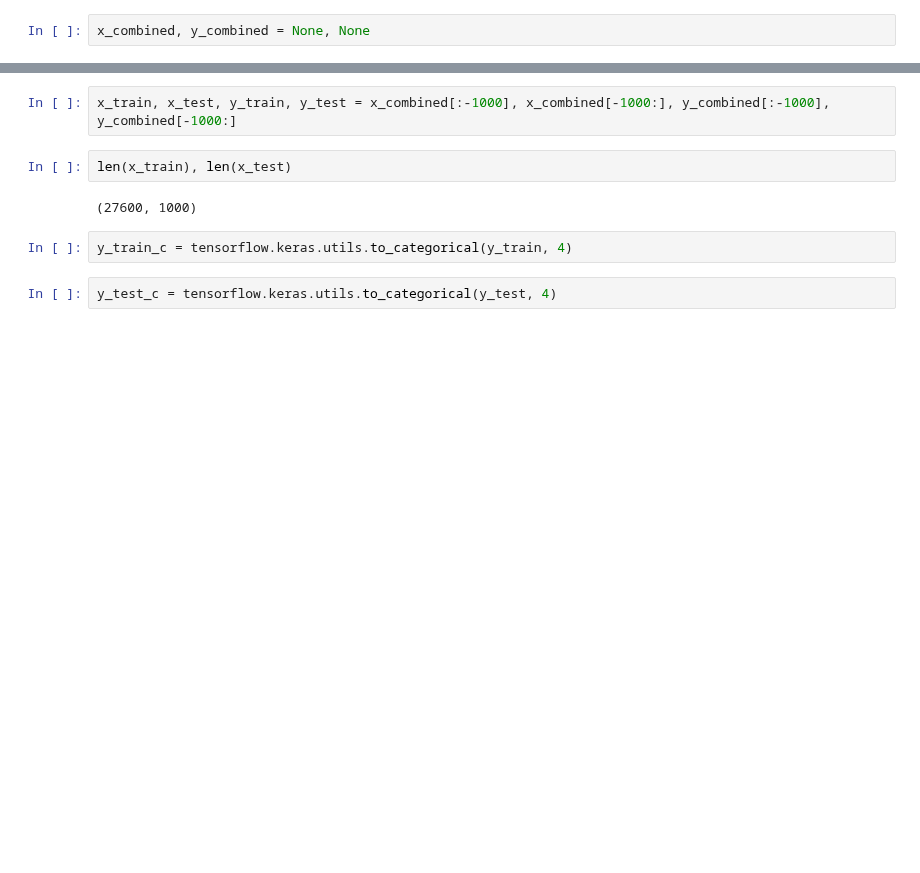
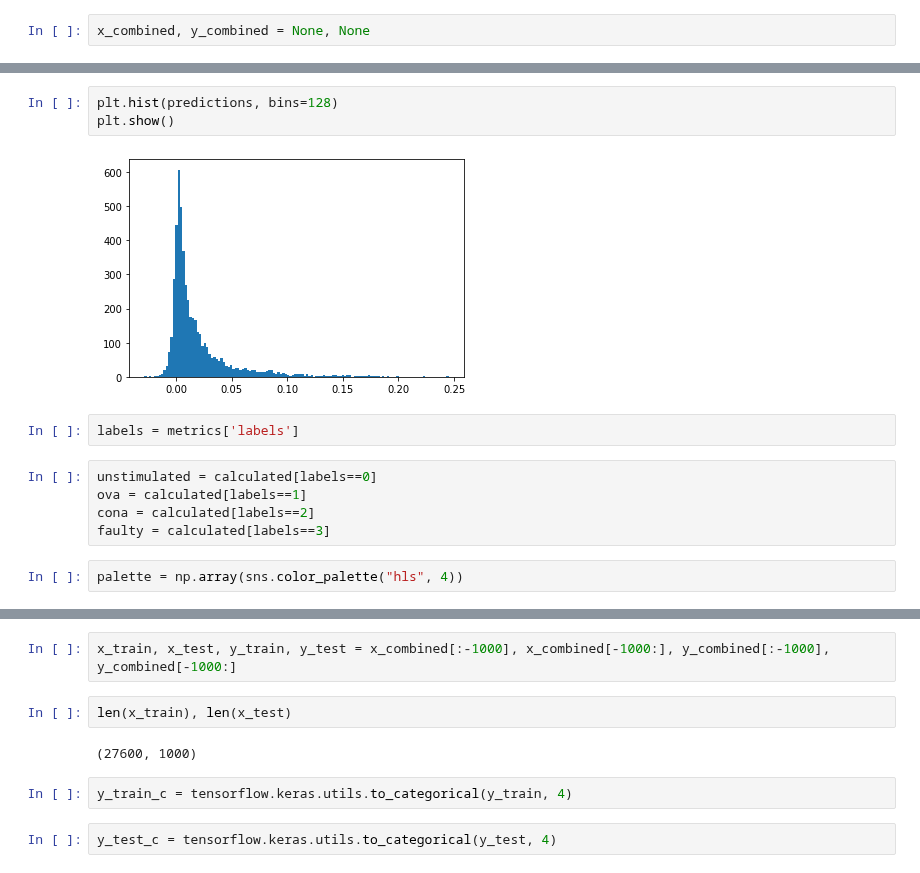
Before and after one commit to leonore/deep-learning-for-immune-cells, a Jupyter notebook: src/cell_classifier.ipynb, the cells around one changed output, grey strips where cells are left out. Saved outputs shown, nothing was run; the diff lists cells and outputs as text; blank space fills up the shorter version.

```diff
--- a/src/cell_classifier.ipynb
+++ b/src/cell_classifier.ipynb
@@ -292,0 +368,14 @@ plot_range(x_combined, rn=5739)
+# %%
+plt.hist(predictions, bins=128)
+plt.show()
+# %% [output]
+[figure, added]
+# %%
+labels = metrics['labels']
+# %%
+unstimulated = calculated[labels==0]
+ova = calculated[labels==1]
+cona = calculated[labels==2]
+faulty = calculated[labels==3]
+# %%
+palette = np.array(sns.color_palette("hls", 4))
```
Also changed, not shown: parts of 32 cells of this notebook.
